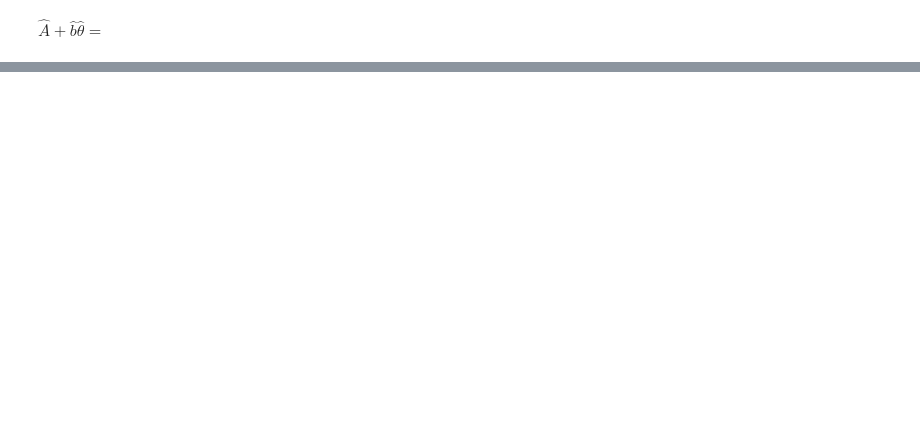
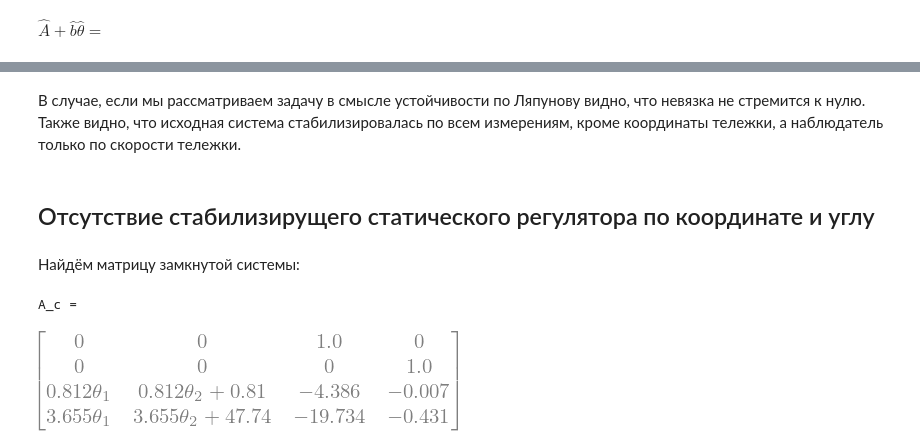
Before and after one commit to acid9reen/ct_lab, a Jupyter notebook: source.ipynb, the cells around one changed output, grey strips where cells are left out. Saved outputs shown, nothing was run; the diff lists cells and outputs as text; code cells hidden in the pictures; blank space fills up the shorter version.

```diff
--- a/source.ipynb
+++ b/source.ipynb
@@ -205,0 +307,18 @@ plt.show()
+# %% [markdown]
+В случае, если мы рассматриваем задачу в смысле устойчивости по Ляпунову видно, что невязка не стремится к нулю. Также видно, что исходная система стабилизировалась по всем измерениям, кроме координаты тележки, а наблюдатель только по скорости тележки.
+# %% [markdown]
+## Отсутствие стабилизирущего статического регулятора по координате и углу
+# %% [markdown]
+Найдём матрицу замкнутой системы:
+# %%
+th_1 = sym.Symbol(r"theta_1")
+th_2 = sym.Symbol(r"theta_2")
+
+theta = np.array([[th_1, th_2]])
+
+A_c = sym.Matrix(pend.A + pend.b @ theta @ pend.C)
+print('A_c = ')
+pprint(A_c)
+# %% [output]
+A_c =
+[figure, added]
```
Also changed, not shown: parts of 34 cells of this notebook.
